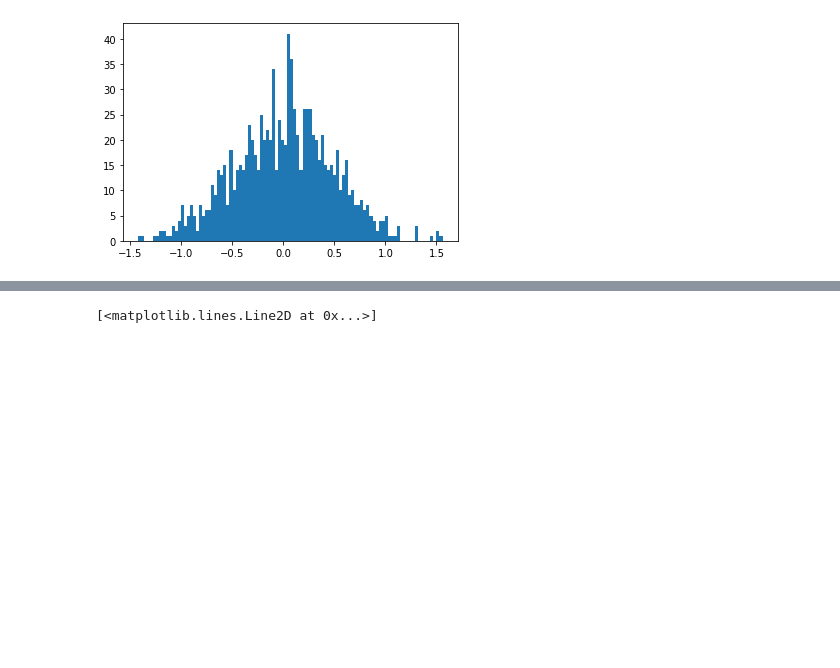
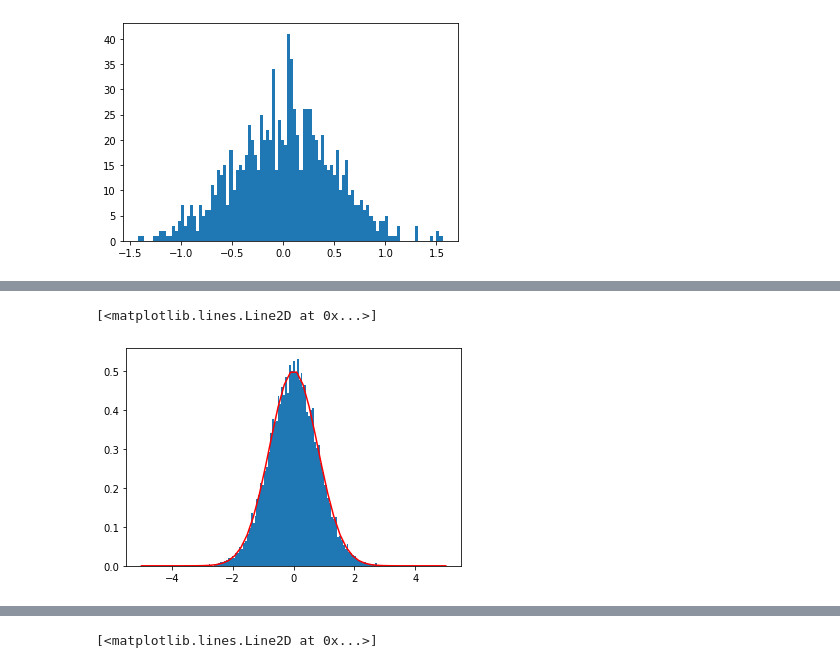
Before and after one commit to danielyang1009/project-test, a Jupyter notebook: main.ipynb, the cells around one changed output, grey strips where cells are left out. Drawn from its saved outputs; the diff is of its cells as text; code cells hidden in the pictures; blank space fills up the shorter version.

```diff
--- a/main.ipynb
+++ b/main.ipynb
@@ -117,0 +159,9 @@ x = np.linspace(mu - 3*sigma, mu + 3*sigma, 100)
+# %%
+# 将其转换为正态分布
+
+_ = plt.hist(np.log(c), bins=100, density=True)
+x3 = np.linspace(-5, 5)
+plt.plot(x3, norm_pdf(x3,mu,sigma), color='red')
+# %% [output]
+[<matplotlib.lines.Line2D at 0x...>]
+[figure, added]
```
Also changed, not shown: parts of 18 cells of this notebook.
